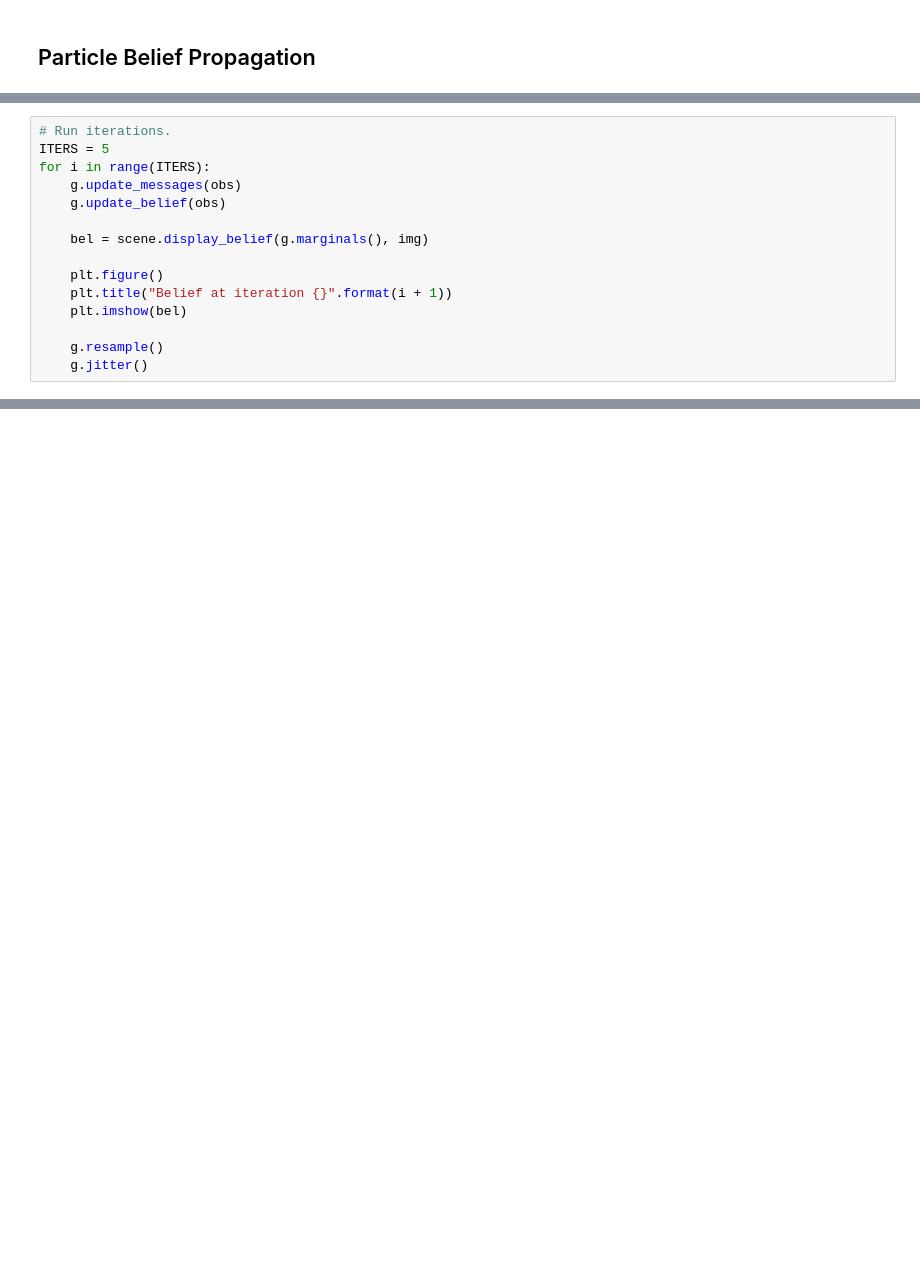
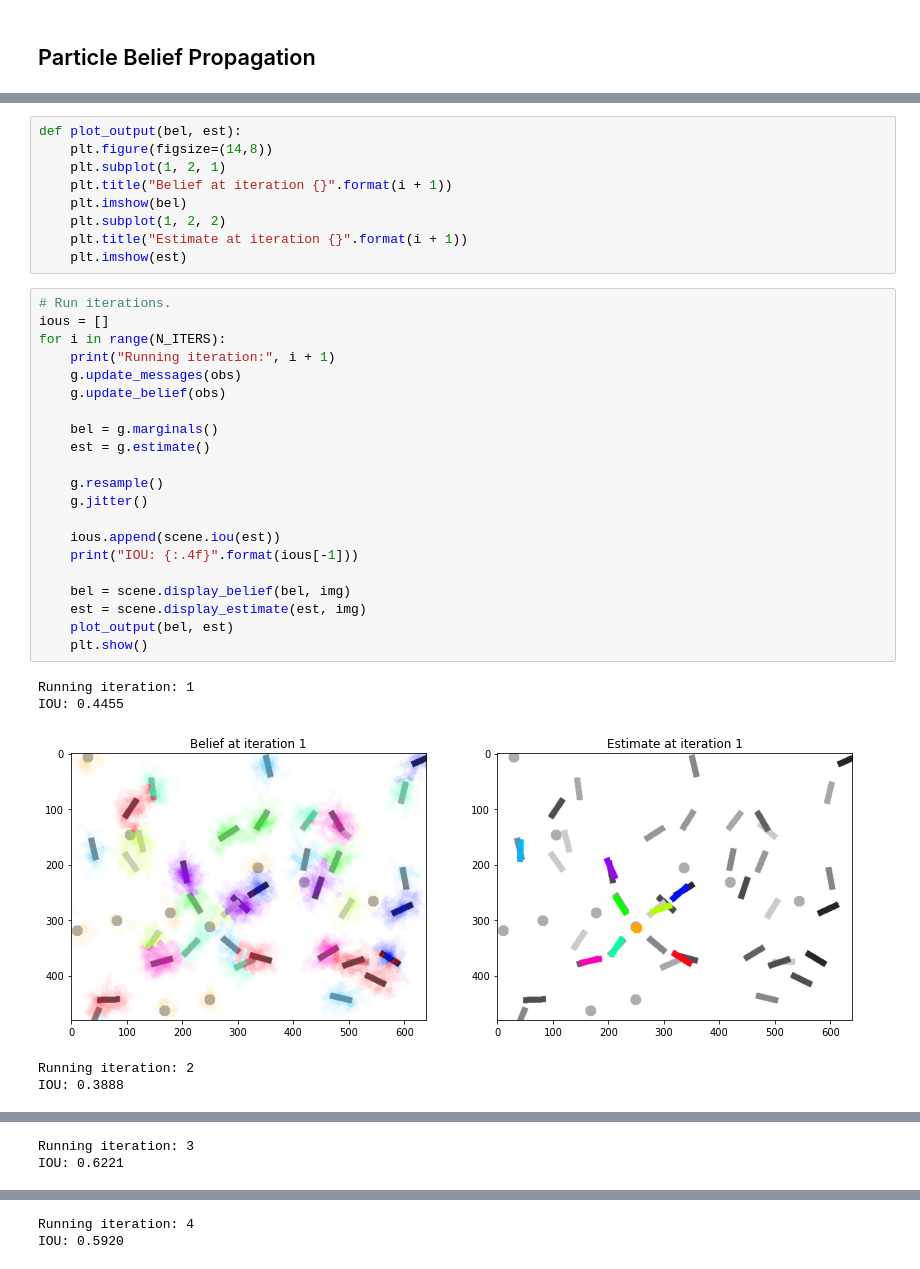
Before and after one commit to janapavlasek/bp-sandbox, a Jupyter notebook: particle_bp.ipynb, the cells around one changed output, grey strips where cells are left out. Drawn from its saved outputs; the diff is of its cells as text; blank space fills up the shorter version.

```diff
--- a/particle_bp.ipynb
+++ b/particle_bp.ipynb
@@ -66,15 +71,0 @@ plt.imshow(initial_bel)
-# %%
-# Run iterations.
-ITERS = 5
-for i in range(ITERS):
-    g.update_messages(obs)
-    g.update_belief(obs)
-
-    bel = scene.display_belief(g.marginals(), img)
-
-    plt.figure()
-    plt.title("Belief at iteration {}".format(i + 1))
-    plt.imshow(bel)
-
-    g.resample()
-    g.jitter()
@@ -86,0 +72,36 @@ for i in range(ITERS):
+# %%
+def plot_output(bel, est):
+    plt.figure(figsize=(14,8))
+    plt.subplot(1, 2, 1)
+    plt.title("Belief at iteration {}".format(i + 1))
+    plt.imshow(bel)
+    plt.subplot(1, 2, 2)
+    plt.title("Estimate at iteration {}".format(i + 1))
+    plt.imshow(est)
+# %%
+# Run iterations.
+ious = []
+for i in range(N_ITERS):
+    print("Running iteration:", i + 1)
+    g.update_messages(obs)
+    g.update_belief(obs)
+
+    bel = g.marginals()
+    est = g.estimate()
+
+    g.resample()
+    g.jitter()
+
+    ious.append(scene.iou(est))
+    print("IOU: {:.4f}".format(ious[-1]))
+
+    bel = scene.display_belief(bel, img)
+    est = scene.display_estimate(est, img)
+    plot_output(bel, est)
+    plt.show()
+# %% [output]
+Running iteration: 1
+IOU: 0.4455
+[figure, added]
+Running iteration: 2
+IOU: 0.3888
@@ -86,0 +109,2 @@ for i in range(ITERS):
+Running iteration: 3
+IOU: 0.6221
@@ -86,0 +112,2 @@ for i in range(ITERS):
+Running iteration: 4
+IOU: 0.5920
```
Also changed, not shown: parts of 7 cells of this notebook, 1 other file.
